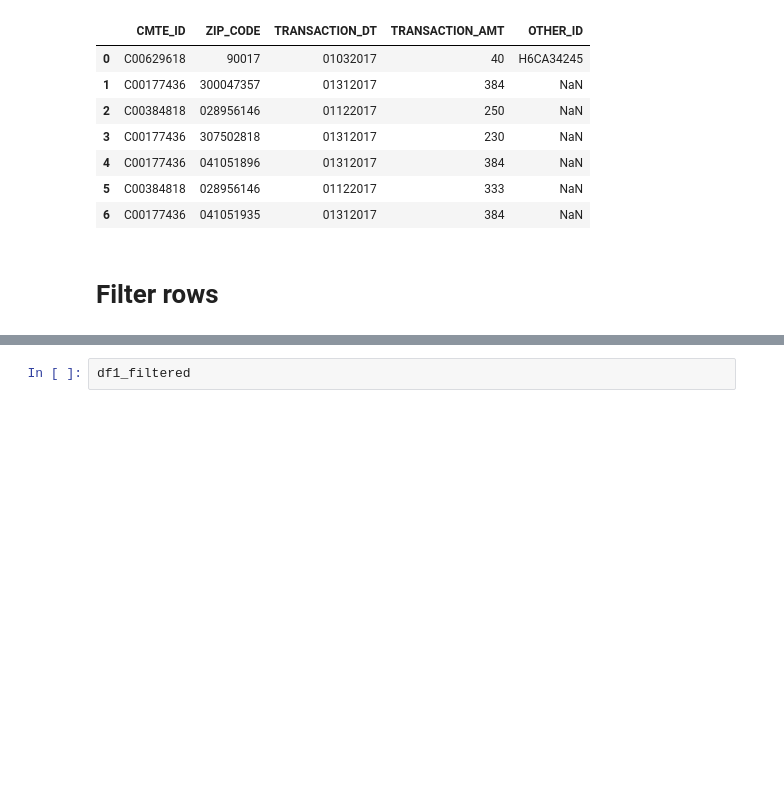
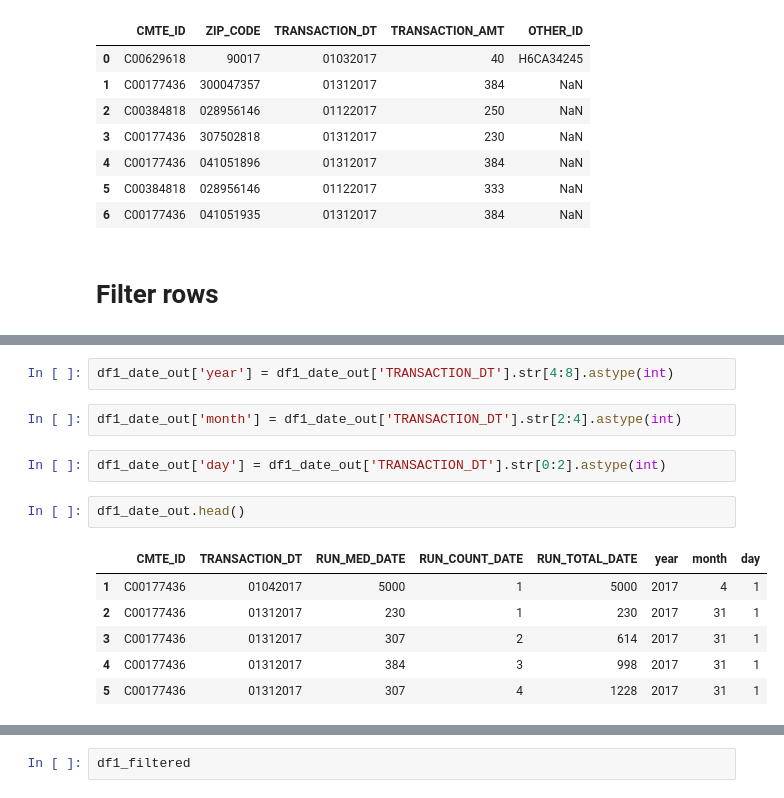
Before and after one commit to dashapyly/Find-Political-Donors-Insight-Challenge, a Jupyter notebook: Cleaning the input file.ipynb, the cells around one changed output, grey strips where cells are left out. Saved outputs shown, nothing was run; the diff lists cells and outputs as text; blank space fills up the shorter version.

```diff
--- a/Cleaning the input file.ipynb
+++ b/Cleaning the input file.ipynb
@@ -129,0 +226,15 @@ See the caveats in the documentation: http://pandas.pydata.org/pandas-docs/stabl
+# %%
+df1_date_out['year'] = df1_date_out['TRANSACTION_DT'].str[4:8].astype(int)
+# %%
+df1_date_out['month'] = df1_date_out['TRANSACTION_DT'].str[2:4].astype(int)
+# %%
+df1_date_out['day'] = df1_date_out['TRANSACTION_DT'].str[0:2].astype(int)
+# %%
+df1_date_out.head()
+# %% [output]
+|  | CMTE_ID | TRANSACTION_DT | RUN_MED_DATE | RUN_COUNT_DATE | RUN_TOTAL_DATE | year | month | day |
+| 1 | C00177436 | 01042017 | 5000 | 1 | 5000 | 2017 | 4 | 1 |
+| 2 | C00177436 | 01312017 | 230 | 1 | 230 | 2017 | 31 | 1 |
+| 3 | C00177436 | 01312017 | 307 | 2 | 614 | 2017 | 31 | 1 |
+| 4 | C00177436 | 01312017 | 384 | 3 | 998 | 2017 | 31 | 1 |
+| 5 | C00177436 | 01312017 | 307 | 4 | 1228 | 2017 | 31 | 1 |
```
Also changed, not shown: parts of 40 cells of this notebook.
